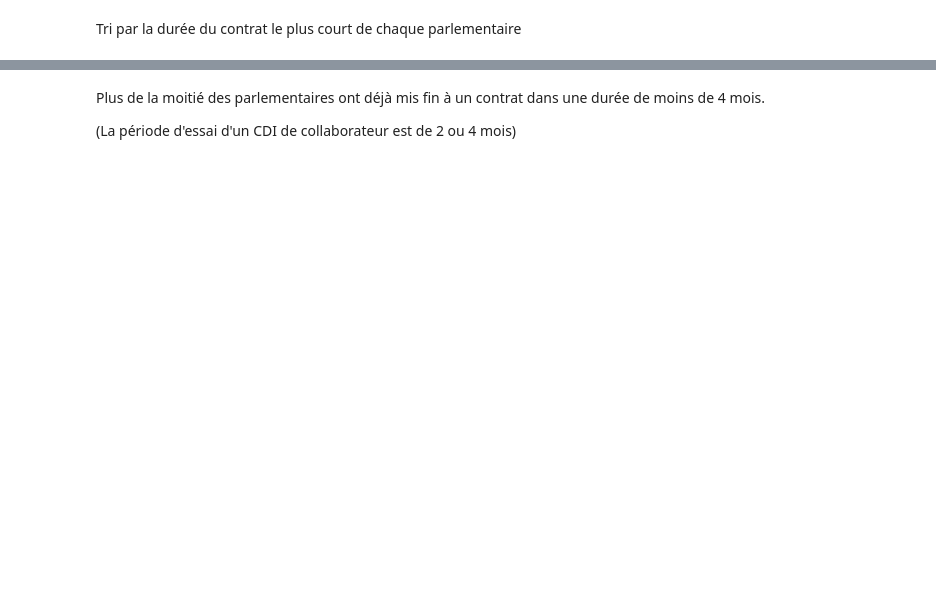
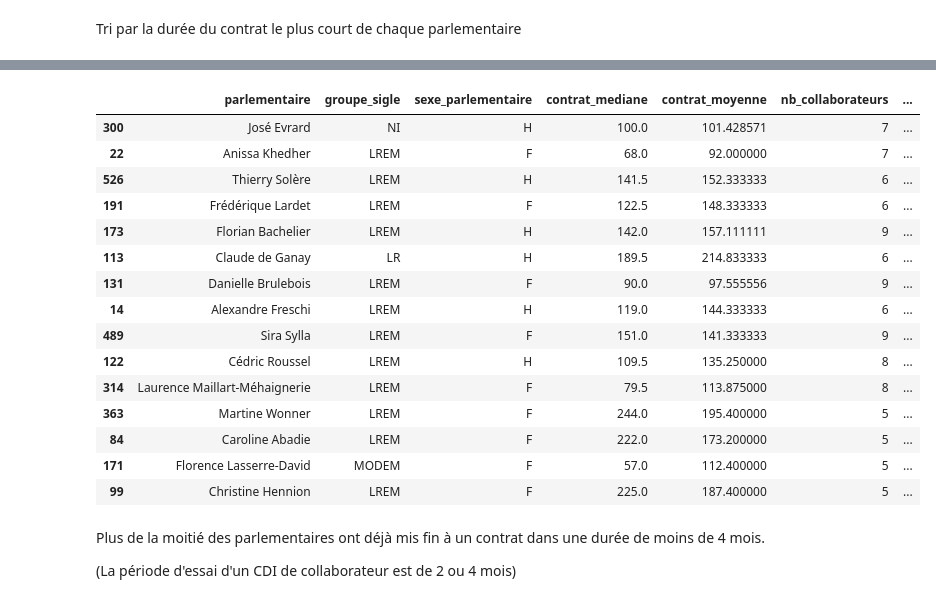
Before and after one commit to regardscitoyens/Collaborateurs-Parlement, a Jupyter notebook: exploitations/turnover.ipynb, the cells around one changed output, grey strips where cells are left out. Saved outputs shown, nothing was run; the diff lists cells and outputs as text; code cells hidden in the pictures; blank space fills up the shorter version.

```diff
--- a/exploitations/turnover.ipynb
+++ b/exploitations/turnover.ipynb
@@ -112,3 +139,22 @@ duree_collaborateurs.sort_values("contrat_fini_min").set_index("parlementaire")[
+# %%
+duree_collaborateurs[duree_collaborateurs["ratio_contrat_mandat"] < 0.7].sort_values('ratio_contrat_fini', ascending=False).drop(["duree_mandat", "contrat_min", "nb_contrats_plus_de_2_mois", "ratio_plus_de_2_mois", "nb_contrats_plus_de_4_mois", "ratio_plus_de_4_mois", "nb_contrats_plus_de_6_mois", "contrat_fini_max", "contrat_fini_min", "ancien_depute", "ratio_contrat_mandat","nb_mandats","parlementaire_age"], 1).head(15)
+# %% [output]
+|  | parlementaire | groupe_sigle | sexe_parlementaire | contrat_mediane | contrat_moyenne | nb_collaborateurs | ... |
+| 300 | José Evrard | NI | H | 100.0 | 101.428571 | 7 | ... |
+| 22 | Anissa Khedher | LREM | F | 68.0 | 92.000000 | 7 | ... |
+| 526 | Thierry Solère | LREM | H | 141.5 | 152.333333 | 6 | ... |
+| 191 | Frédérique Lardet | LREM | F | 122.5 | 148.333333 | 6 | ... |
+| 173 | Florian Bachelier | LREM | H | 142.0 | 157.111111 | 9 | ... |
+| 113 | Claude de Ganay | LR | H | 189.5 | 214.833333 | 6 | ... |
+| 131 | Danielle Brulebois | LREM | F | 90.0 | 97.555556 | 9 | ... |
+| 14 | Alexandre Freschi | LREM | H | 119.0 | 144.333333 | 6 | ... |
+| 489 | Sira Sylla | LREM | F | 151.0 | 141.333333 | 9 | ... |
+| 122 | Cédric Roussel | LREM | H | 109.5 | 135.250000 | 8 | ... |
+| 314 | Laurence Maillart-Méhaignerie | LREM | F | 79.5 | 113.875000 | 8 | ... |
+| 363 | Martine Wonner | LREM | F | 244.0 | 195.400000 | 5 | ... |
+| 84 | Caroline Abadie | LREM | F | 222.0 | 173.200000 | 5 | ... |
+| 171 | Florence Lasserre-David | MODEM | F | 57.0 | 112.400000 | 5 | ... |
+| 99 | Christine Hennion | LREM | F | 225.0 | 187.400000 | 5 | ... |
 # %% [markdown]
 Plus de la moitié des parlementaires ont déjà mis fin à un contrat dans une durée de moins de 4 mois.
 
```
Also changed, not shown: parts of 34 cells of this notebook.
